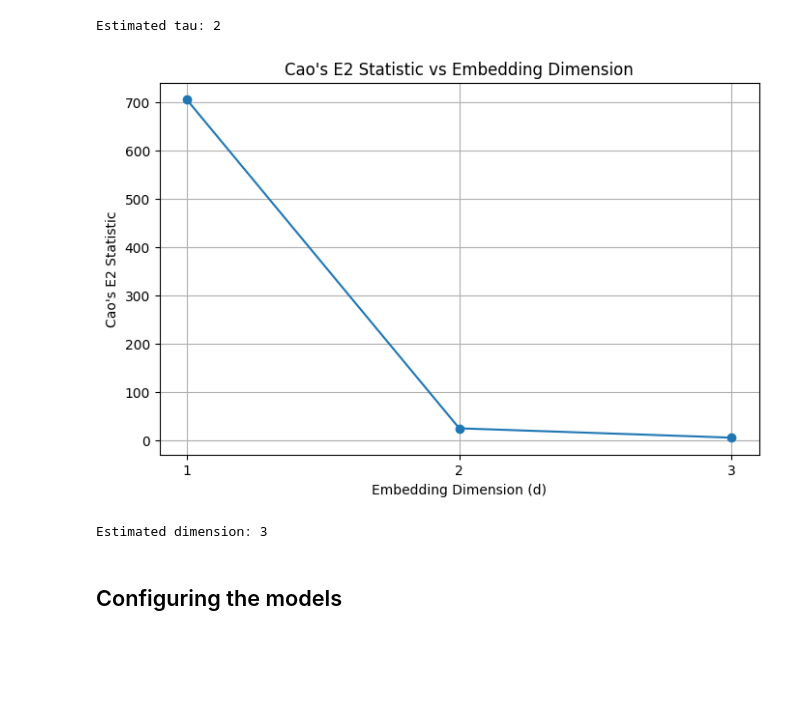
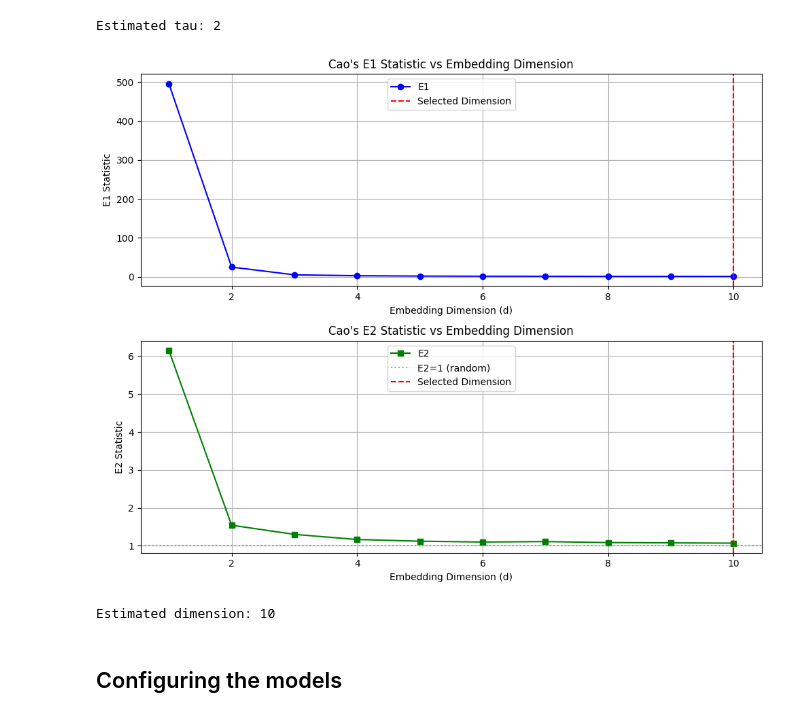
Before and after one commit to lichterberci/rbfar-ols, a Jupyter notebook: experiments.ipynb, the cells around one changed output. Cells and saved outputs as stored; diff of their text form; code cells hidden in the pictures; blank space fills up the shorter version.

Commit message:
updated embedding parameter estimation methods

```diff
--- a/experiments.ipynb
+++ b/experiments.ipynb
@@ -71,17 +71,17 @@ Estimated tau: 2
 # %%
 dim = estimate_dimension(
     time_series,
     estimator=CaoEstimator(
         delay=tau,
-        max_dim=3,
-        optimum_selection_method=OptimalDimensionSelectionMethod.FIRST_LOC_MIN,
+        max_dim=10,
+        optimum_selection_method=OptimalDimensionSelectionMethod.E1_E2_COMBINED,
         plot=True,
     ),
 )
 print(f"Estimated dimension: {dim}")
 # %% [output]
-[figure, old version]
+[figure, new version]
-Estimated dimension: 3
+Estimated dimension: 10
 # %% [markdown]
 ## Configuring the models
 # %%
```
Also changed, not shown: parts of 9 cells of this notebook, 2 other files.
